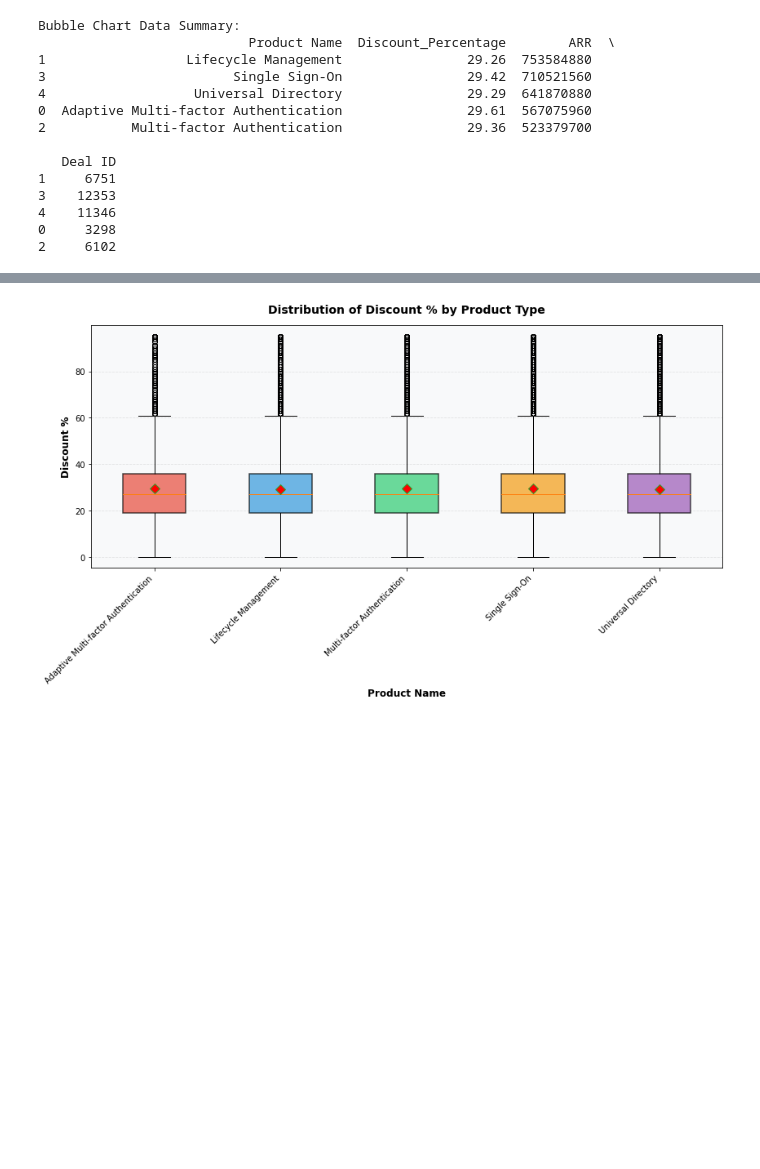
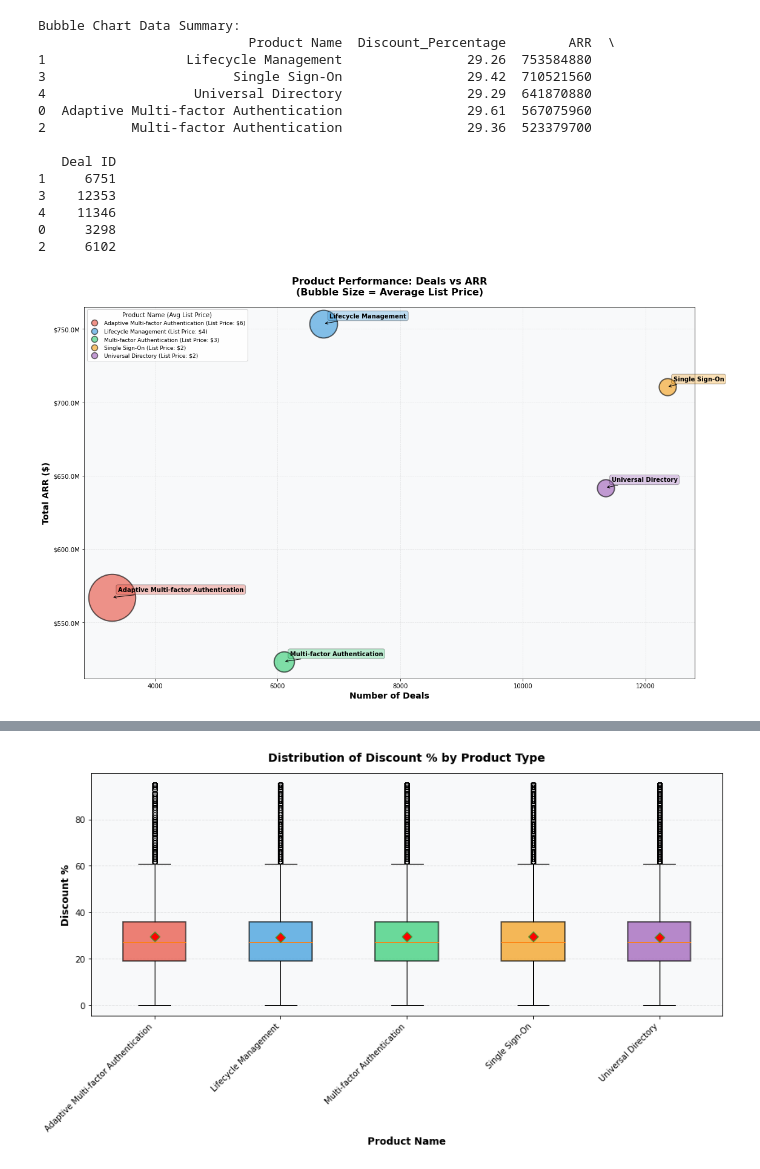
Before and after one commit to juileebhosale/Pricing_Discount_Strategy, a Jupyter notebook: Solution_notebook.ipynb, the cells around one changed output, grey strips where cells are left out. Drawn from its saved outputs; the diff is of its cells as text; code cells hidden in the pictures; blank space fills up the shorter version.

```diff
--- a/Solution_notebook.ipynb
+++ b/Solution_notebook.ipynb
@@ -277,3 +293,87 @@ Bubble Chart Data Summary:
 4    11346
 0     3298
 2     6102
+# %%
+# Prepare data for bubble chart
+bubble_data = data.groupby('Product Name').agg({
+    'Discount_Percentage': 'mean',
+    'ARR': 'sum',
+    'Deal ID': 'nunique',
+    'List Price': 'mean'
+}).reset_index()
+
+bubble_data.columns = ['Product Name', 'Avg_Discount_Percentage', 'Total_ARR', 'Num_Deals', 'Avg_List_Price']
+
+# Create bubble chart
+fig, ax = plt.subplots(figsize=(16, 10))
+
+# Define color palette for products
+colors = ['#e74c3c', '#3498db', '#2ecc71', '#f39c12', '#9b59b6',
+          '#1abc9c', '#e67e22', '#95a5a6', '#16a085', '#d35400']
+
+# Use SQUARED normalization for more prominent size differences
+max_price = bubble_data['Avg_List_Price'].max()
+min_price = bubble_data['Avg_List_Price'].min()
+min_size = 800
+max_size = 6000
+
+# Create scatter plot (bubble chart)
+for i, (idx, row) in enumerate(bubble_data.iterrows()):
+    # Normalize bubble size with SQUARED scaling for more dramatic differences
+    ratio = (row['Avg_List_Price'] - min_price) / (max_price - min_price)
+    normalized_size = min_size + (ratio ** 2) * (max_size - min_size)
+
+    ax.scatter(row['Num_Deals'],
+               row['Total_ARR'],
+               s=normalized_size,
+               color=colors[i % len(colors)],
+               alpha=0.6,
+               edgecolors='black',
+               linewidth=2,
+               label=row['Product Name'])
+
+# Add product name labels with better positioning
+for i, (idx, row) in enumerate(bubble_data.iterrows()):
+    ax.annotate(row['Product Name'],
+                xy=(row['Num_Deals'], row['Total_ARR']),
+                xytext=(10, 10),
+                textcoords='offset points',
+                fontsize=10,
+                fontweight='bold',
+                bbox=dict(boxstyle='round,pad=0.3', facecolor=colors[i % len(colors)],
+                         alpha=0.3, edgecolor='black'),
+                arrowprops=dict(arrowstyle='->', connectionstyle='arc3,rad=0', lw=1))
+
+# Styling
+ax.set_xlabel('Number of Deals', fontsize=14, fontweight='bold')
+ax.set_ylabel('Total ARR ($)', fontsize=14, fontweight='bold')
+ax.set_title('Product Performance: Deals vs ARR\n(Bubble Size = List Price)',
+             fontsize=16, fontweight='bold', pad=20)
+ax.grid(True, alpha=0.3, linestyle='--', linewidth=0.7)
+ax.set_axisbelow(True)
+
+# Format Y-axis as currency
+ax.yaxis.set_major_formatter(plt.FuncFormatter(lambda x, p: f'${x/1e6:.1f}M'))
+
+# Add background color
+ax.set_facecolor('#f8f9fa')
+fig.patch.set_facecolor('white')
+
+# Add legend with bubble size reference
+from matplotlib.lines import Line2D
+legend_elements = [Line2D([0], [0], marker='o', color='w',
+                         label=f"{row['Product Name']} (List Price: ${row['Avg_List_Price']:.0f})",
+                         markerfacecolor=colors[i % len(colors)],
+                         markersize=10, alpha=0.6, markeredgecolor='black', markeredgewidth=1.5)
+                  for i, (idx, row) in enumerate(bubble_data.iterrows())]
+ax.legend(handles=legend_elements, title='Product Name (Avg List Price)',
+          fontsize=9, title_fontsize=10, loc='upper left', framealpha=0.95)
+
+plt.tight_layout()
+plt.show()
+
+# Print summary statistics
+print("\nBubble Chart Data Summary (sorted by List Price):")
+print(bubble_data.sort_values('Avg_List_Price', ascending=False).round(2))
+# %% [output]
+[figure, added]
```
Also changed, not shown: parts of 11 cells of this notebook.
